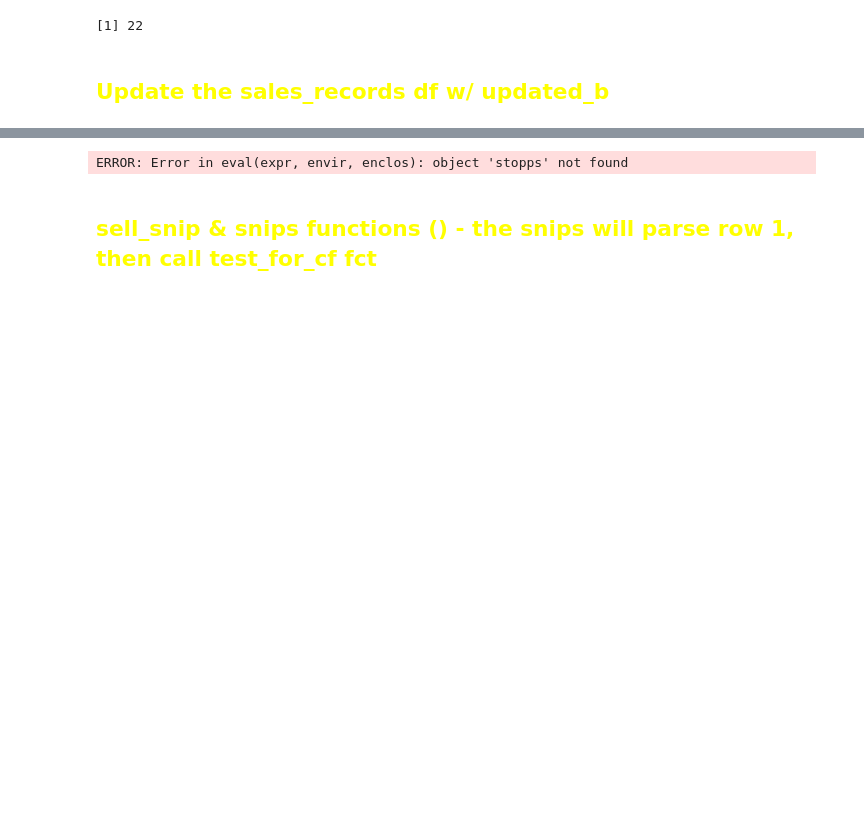
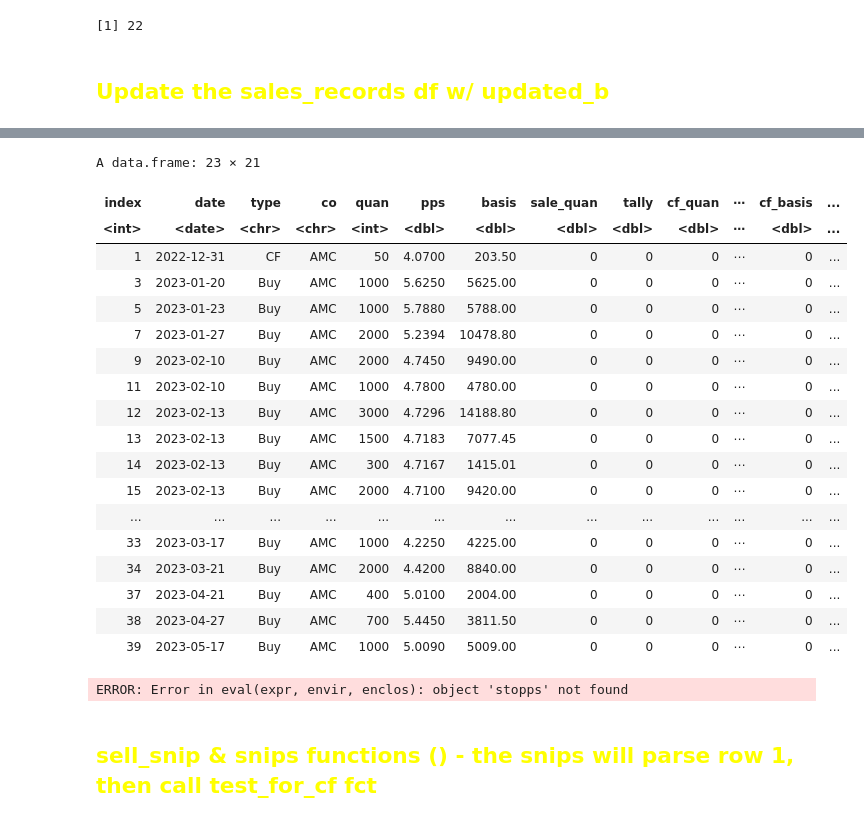
Before and after one commit to GrayCoHub/fifo_by_rows, a Jupyter notebook: fifo_rows_redo.ipynb, the cells around one changed output, grey strips where cells are left out. Cells and saved outputs as stored; diff of their text form; code cells hidden in the pictures; blank space fills up the shorter version.

```diff
--- a/fifo_rows_redo.ipynb
+++ b/fifo_rows_redo.ipynb
@@ -232,0 +264,7 @@ A data.frame: 1 × 21
+# %%
+temp <- sale_records[1,]
+temp
+temp$type <- "CF"
+temp$quan <- temp$cf_quan
+temp$basis <- temp$cf_basis
+temp
@@ -232,0 +287,2 @@ A data.frame: 1 × 21
+# %%
+temp[ , 8:ncol(temp)] <- 0
@@ -232,0 +296,3 @@ A data.frame: 1 × 21
+# %%
+test <- buys
+nrow(buys)
@@ -233,3 +314,26 @@ A data.frame: 1 × 21
+# %%
+test <- test %>% add_row(temp, .before = 1)
+test
+# %% [output]
+A data.frame: 23 × 21
+| index | date | type | co | quan | pps | basis | sale_quan | tally | cf_quan | ⋯ | cf_basis | ... |
+| <int> | <date> | <chr> | <chr> | <int> | <dbl> | <dbl> | <dbl> | <dbl> | <dbl> | ⋯ | <dbl> | ... |
+| 1 | 2022-12-31 | CF | AMC | 50 | 4.0700 | 203.50 | 0 | 0 | 0 | ⋯ | 0 | ... |
+| 3 | 2023-01-20 | Buy | AMC | 1000 | 5.6250 | 5625.00 | 0 | 0 | 0 | ⋯ | 0 | ... |
+| 5 | 2023-01-23 | Buy | AMC | 1000 | 5.7880 | 5788.00 | 0 | 0 | 0 | ⋯ | 0 | ... |
+| 7 | 2023-01-27 | Buy | AMC | 2000 | 5.2394 | 10478.80 | 0 | 0 | 0 | ⋯ | 0 | ... |
+| 9 | 2023-02-10 | Buy | AMC | 2000 | 4.7450 | 9490.00 | 0 | 0 | 0 | ⋯ | 0 | ... |
+| 11 | 2023-02-10 | Buy | AMC | 1000 | 4.7800 | 4780.00 | 0 | 0 | 0 | ⋯ | 0 | ... |
+| 12 | 2023-02-13 | Buy | AMC | 3000 | 4.7296 | 14188.80 | 0 | 0 | 0 | ⋯ | 0 | ... |
+| 13 | 2023-02-13 | Buy | AMC | 1500 | 4.7183 | 7077.45 | 0 | 0 | 0 | ⋯ | 0 | ... |
+| 14 | 2023-02-13 | Buy | AMC | 300 | 4.7167 | 1415.01 | 0 | 0 | 0 | ⋯ | 0 | ... |
+| 15 | 2023-02-13 | Buy | AMC | 2000 | 4.7100 | 9420.00 | 0 | 0 | 0 | ⋯ | 0 | ... |
+| ... | ... | ... | ... | ... | ... | ... | ... | ... | ... | ... | ... | ... |
+| 33 | 2023-03-17 | Buy | AMC | 1000 | 4.2250 | 4225.00 | 0 | 0 | 0 | ⋯ | 0 | ... |
+| 34 | 2023-03-21 | Buy | AMC | 2000 | 4.4200 | 8840.00 | 0 | 0 | 0 | ⋯ | 0 | ... |
+| 37 | 2023-04-21 | Buy | AMC | 400 | 5.0100 | 2004.00 | 0 | 0 | 0 | ⋯ | 0 | ... |
+| 38 | 2023-04-27 | Buy | AMC | 700 | 5.4450 | 3811.50 | 0 | 0 | 0 | ⋯ | 0 | ... |
+| 39 | 2023-05-17 | Buy | AMC | 1000 | 5.0090 | 5009.00 | 0 | 0 | 0 | ⋯ | 0 | ... |
 # %%
 stopps #  Old code
 # %% [output]
```
Also changed, not shown: parts of 15 cells of this notebook, 1 other file.
